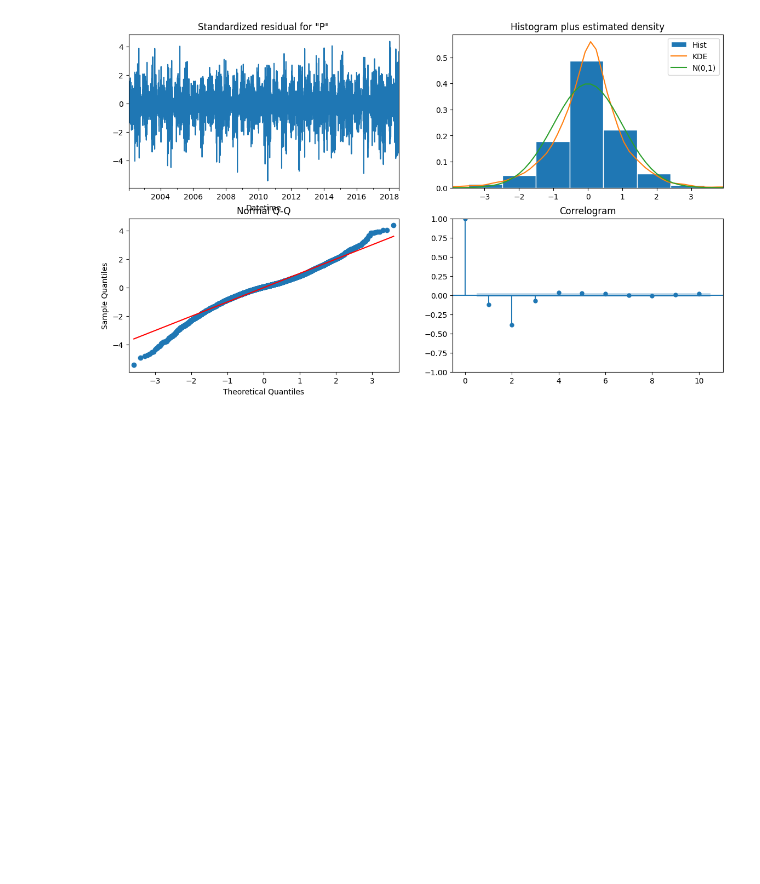
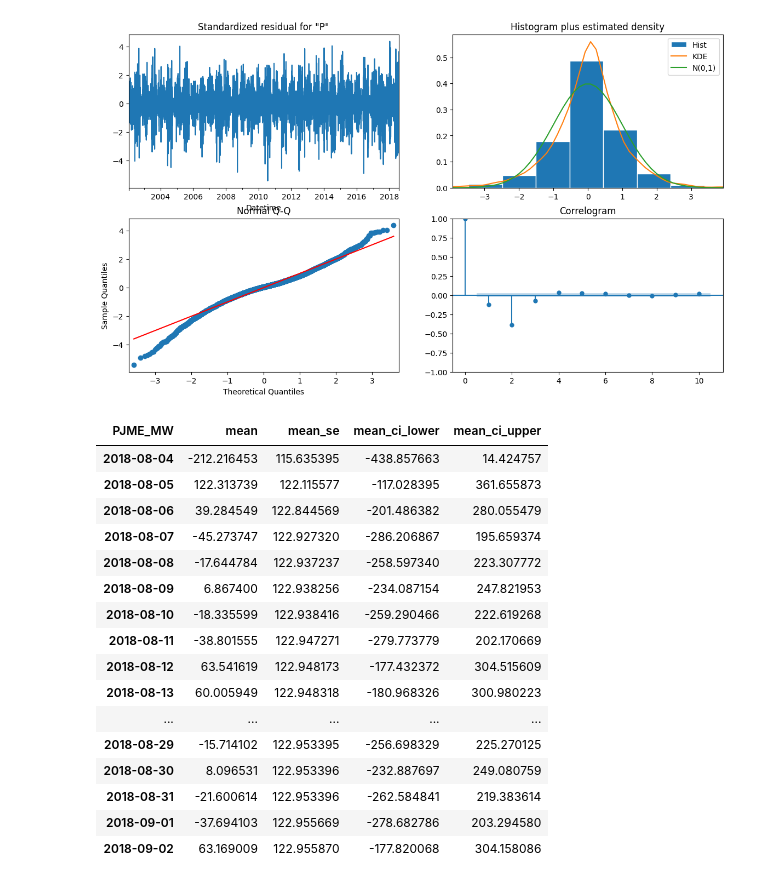
Before and after one commit to hassanh7n/TSA, a Jupyter notebook: notebooks/02_TS.ipynb, the cells around one changed output. Saved outputs shown, nothing was run; the diff lists cells and outputs as text; code cells hidden in the pictures; blank space fills up the shorter version.

```diff
--- a/notebooks/02_TS.ipynb
+++ b/notebooks/02_TS.ipynb
@@ -391,3 +391,25 @@ results.plot_diagnostics(figsize=(14,8))
 # %% [output]
 [figure]
 [figure]
+# %%
+forecast = results.get_forecast(steps=30)
+forecast_df = forecast.summary_frame()
+forecast_df
+# %% [output]
+| PJME_MW | mean | mean_se | mean_ci_lower | mean_ci_upper |
+| 2018-08-04 | -212.216453 | 115.635395 | -438.857663 | 14.424757 |
+| 2018-08-05 | 122.313739 | 122.115577 | -117.028395 | 361.655873 |
+| 2018-08-06 | 39.284549 | 122.844569 | -201.486382 | 280.055479 |
+| 2018-08-07 | -45.273747 | 122.927320 | -286.206867 | 195.659374 |
+| 2018-08-08 | -17.644784 | 122.937237 | -258.597340 | 223.307772 |
+| 2018-08-09 | 6.867400 | 122.938256 | -234.087154 | 247.821953 |
+| 2018-08-10 | -18.335599 | 122.938416 | -259.290466 | 222.619268 |
+| 2018-08-11 | -38.801555 | 122.947271 | -279.773779 | 202.170669 |
+| 2018-08-12 | 63.541619 | 122.948173 | -177.432372 | 304.515609 |
+| 2018-08-13 | 60.005949 | 122.948318 | -180.968326 | 300.980223 |
+| ... | ... | ... | ... | ... |
+| 2018-08-29 | -15.714102 | 122.953395 | -256.698329 | 225.270125 |
+| 2018-08-30 | 8.096531 | 122.953396 | -232.887697 | 249.080759 |
+| 2018-08-31 | -21.600614 | 122.953396 | -262.584841 | 219.383614 |
+| 2018-09-01 | -37.694103 | 122.955669 | -278.682786 | 203.294580 |
+| 2018-09-02 | 63.169009 | 122.955870 | -177.820068 | 304.158086 |
```
Also changed, not shown: parts of 2 cells of this notebook.
